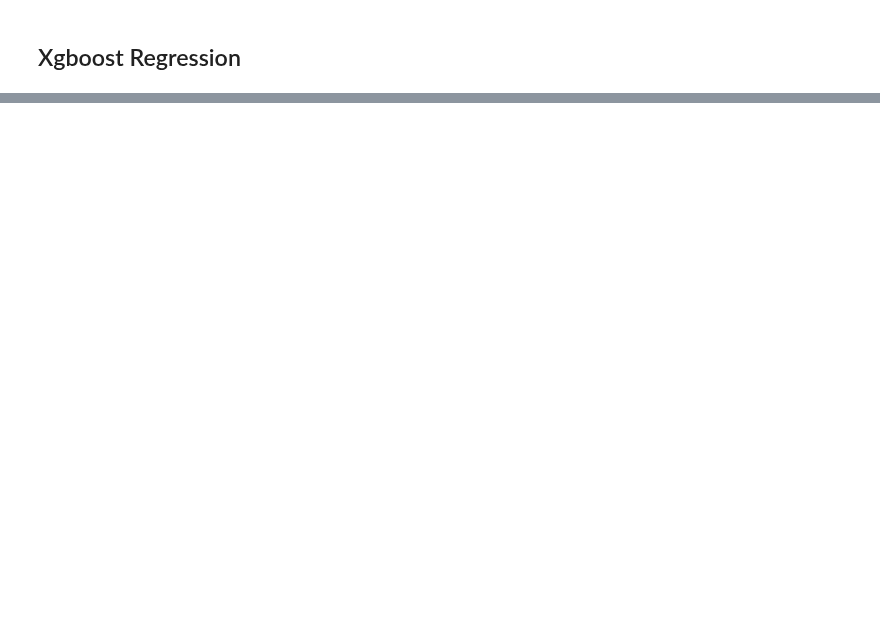
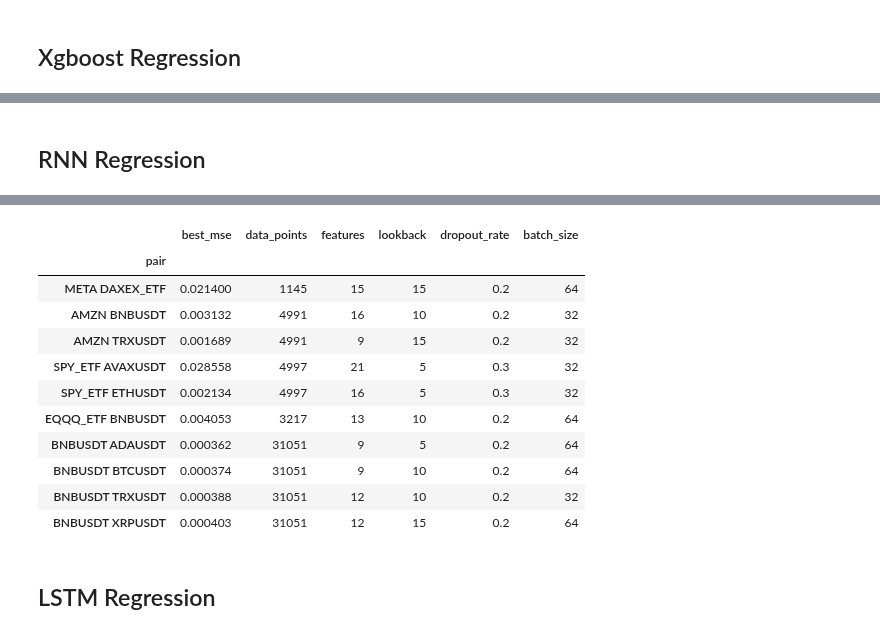
Before and after one commit to nite4/mscfe-masters-project, a Jupyter notebook: src/hyperparameters_tunning.ipynb, the cells around one changed output, grey strips where cells are left out. Saved outputs shown, nothing was run; the diff lists cells and outputs as text; code cells hidden in the pictures; blank space fills up the shorter version.

Commit message:
updated the hyperparameters notebook to include RNN

```diff
--- a/src/hyperparameters_tunning.ipynb
+++ b/src/hyperparameters_tunning.ipynb
@@ -426,3 +434,5 @@ learning_rate: 0.1, n_estimators: 200, max_depth: 5
 | BNBUSDT BTCUSDT | 0.000149 | 31051 | 9 | 0.10 | 200 | 9 |
 | BNBUSDT TRXUSDT | 0.000135 | 31051 | 12 | 0.10 | 200 | 5 |
 | BNBUSDT XRPUSDT | 0.000108 | 31051 | 12 | 0.10 | 200 | 5 |
+# %% [markdown]
+## RNN Regression
@@ -428,0 +441,56 @@ learning_rate: 0.1, n_estimators: 200, max_depth: 5
+# %%
+dir_best = os.path.join(dir_models_best, 'rnn')
+param_grid = {
+    'lookback': [10, 5, 15],  # Number of steps to lookback
+    'dropout_rate': [0.2, 0.3],  # Dropout rates
+    'batch_size': [32, 64], # Number of data per batch
+}
+
+verbose = True
+tuned_params = []
+i = 1
+
+for p in pairs:
+    print(f"({i}) Pairs: {p}")
+
+    # 1. Read normalized features
+    df_norm = dict_data['df_norm'][p]
+
+    # 2. Create X, y based on LassoCV
+    lasso_features_cols = dict_cv_features[p]
+    target_col = df_norm.columns.tolist()[-1]
+    df_lasso = pd.concat([df_norm[lasso_features_cols], df_norm[target_col]], axis=1)
+
+    # 3. Run Hyperparameters tunning
+    start_time = time.perf_counter()
+    best_model, best_params, best_mse, best_df_test = models.hyperparameter_tuning(
+        df=df_lasso, p=p, model_func=models.rnn_regression, param_grid=param_grid, verbose=verbose)
+    end_time = time.perf_counter()
+    elapsed_time = end_time - start_time
+
+    stats = {
+        'pair':p,
+        'best_mse': best_mse,
+        'data_points': len(df_lasso),
+        'features': len(df_lasso.columns),
+    }
+    stats.update(best_params)
+    tuned_params.append(stats)
+
+    print(f"Best MSE: {best_mse:.6f}")
+    print(f"lookback: {best_params['lookback']}, dropout_rate: {best_params['dropout_rate']}, batch_size: {best_params['batch_size']}")
+    print(f"Time taken: {elapsed_time:.6f} seconds")
+
+    # 4. Save best model future use like testing and strategy
+    model_name = f"best_rnn_{p.replace(' ', '_')}.pkl"
+    dir_model_name = os.path.join(dir_best, model_name)
+    pypickle.save(dir_model_name, best_model, overwrite=pypickle_overwrite)
+
+    i+=1
+    print('')
+
+dir_param = os.path.join(dir_best, 'best_model_results.csv')
+df_rnn = pd.DataFrame(tuned_params).set_index('pair')
+df_rnn.to_csv(dir_param)
+display(df_rnn)
+# %% [output]
@@ -428,0 +514,14 @@ learning_rate: 0.1, n_estimators: 200, max_depth: 5
+|  | best_mse | data_points | features | lookback | dropout_rate | batch_size |
+| pair |  |  |  |  |  |  |
+| META DAXEX_ETF | 0.021400 | 1145 | 15 | 15 | 0.2 | 64 |
+| AMZN BNBUSDT | 0.003132 | 4991 | 16 | 10 | 0.2 | 32 |
+| AMZN TRXUSDT | 0.001689 | 4991 | 9 | 15 | 0.2 | 32 |
+| SPY_ETF AVAXUSDT | 0.028558 | 4997 | 21 | 5 | 0.3 | 32 |
+| SPY_ETF ETHUSDT | 0.002134 | 4997 | 16 | 5 | 0.3 | 32 |
+| EQQQ_ETF BNBUSDT | 0.004053 | 3217 | 13 | 10 | 0.2 | 64 |
+| BNBUSDT ADAUSDT | 0.000362 | 31051 | 9 | 5 | 0.2 | 64 |
+| BNBUSDT BTCUSDT | 0.000374 | 31051 | 9 | 10 | 0.2 | 64 |
+| BNBUSDT TRXUSDT | 0.000388 | 31051 | 12 | 10 | 0.2 | 32 |
+| BNBUSDT XRPUSDT | 0.000403 | 31051 | 12 | 15 | 0.2 | 64 |
+# %% [markdown]
+## LSTM Regression
```
Also changed, not shown: parts of 7 cells of this notebook, 1 other file.
